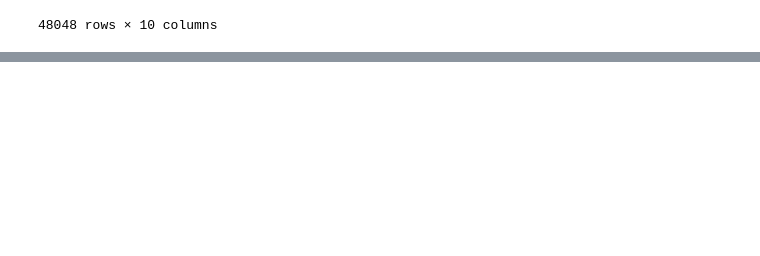
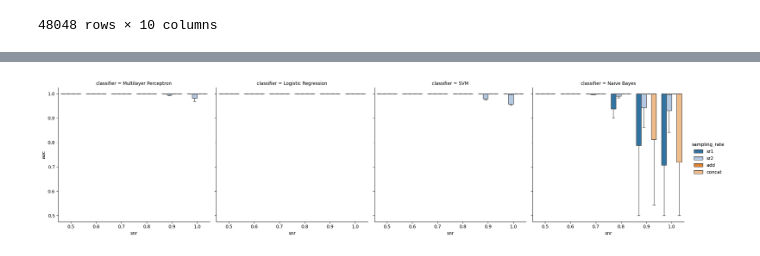
Before and after one commit to neuroneural/undersampling-project, a Jupyter notebook: HCP/python-scripts/plot.ipynb, the cells around one changed output, grey strips where cells are left out. Cells and saved outputs as stored; diff of their text form; code cells hidden in the pictures; blank space fills up the shorter version.

Commit message:
Update plotting notebook

```diff
--- a/HCP/python-scripts/plot.ipynb
+++ b/HCP/python-scripts/plot.ipynb
@@ -136,0 +82,45 @@ fig.set_title('HCP Dataset')
+# %%
+import seaborn as sns
+import matplotlib.pyplot as plt
+
+# Group result_df by 'classifier'
+grouped_classifiers = result_df.groupby('classifier')
+
+# Create separate dataframes for each classifier
+classifier_dfs = {}
+for classifier, group_df in grouped_classifiers:
+    classifier_dfs[classifier] = group_df.copy()
+
+mlp_df = classifier_dfs['Multilayer Perceptron']
+lr_df = classifier_dfs['Logistic Regression']
+svm_df = classifier_dfs['SVM']
+nb_df = classifier_dfs['Naive Bayes']
+
+dfs = [mlp_df, lr_df, svm_df, nb_df]
+
+snr_levels = ['0.5', '0.6', '0.7', '0.8', '0.9', '1.0']
+classifiers = ['Multilayer Perceptron', 'Logistic Regression', 'SVM', 'Naive Bayes']
+sampling_rates = ['sr1', 'sr2', 'add', 'concat']
+hue_order = sampling_rates
+palette = { item: plt.cm.tab20(i) for i, item in enumerate(sampling_rates)}
+
+# Combine all dataframes into one dataframe for plotting
+combined_df = pd.concat(dfs)
+
+# Plot all boxplots in one plot using catplot
+sns.catplot(
+    x="snr",
+    order=snr_levels,
+    y="auc",
+    hue="sampling_rate",
+    hue_order=hue_order,
+    col="classifier",
+    data=combined_df,
+    kind="box",
+    palette=palette,
+    showfliers=False
+)
+
+plt.show()
+# %% [output]
+[figure, added]
```
Also changed, not shown: parts of 3 cells of this notebook, 1 other file.
